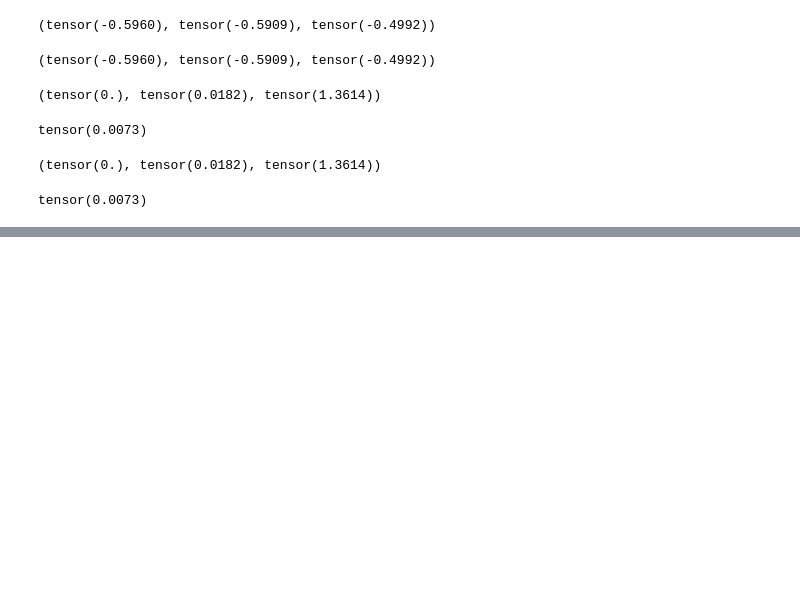
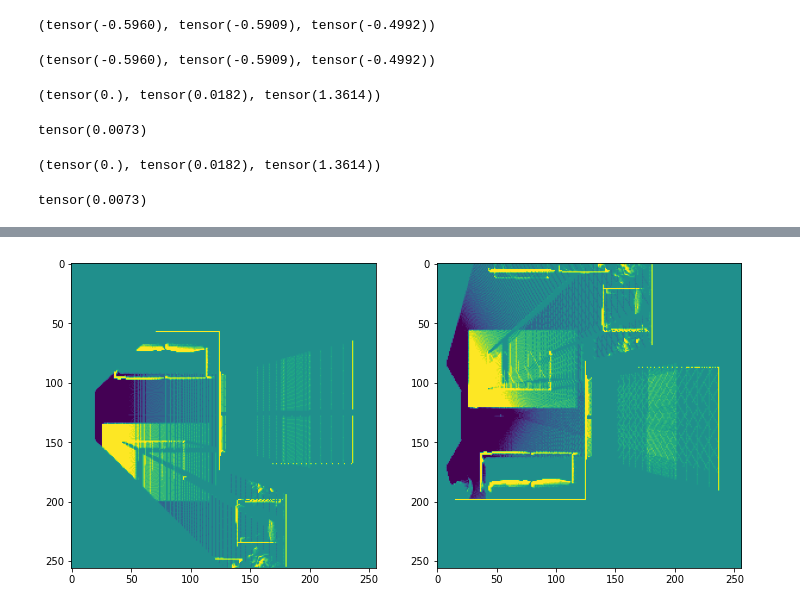
Before and after one commit to VishnuDuttSharma/occupancy_prediction, a Jupyter notebook: model_builder.ipynb, the cells around one changed output, grey strips where cells are left out. Saved outputs shown, nothing was run; the diff lists cells and outputs as text; code cells hidden in the pictures; blank space fills up the shorter version.

```diff
--- a/model_builder.ipynb
+++ b/model_builder.ipynb
@@ -628,0 +691,25 @@ tensor(0.0073)
+# %%
+# Defining transform
+transform = transforms.Compose([
+            transforms.ToTensor(),
+            transforms.RandomVerticalFlip(p=0.5),
+            transforms.ConvertImageDtype(torch.float)
+        ])
+# load the data
+test_set = OccMapDataset(filename='./description_ang0.csv', transform=transform, mode='test')
+# %%
+test_loader = torch.utils.data.DataLoader(test_set, batch_size=16, shuffle=False, num_workers=2)
+# %%
+## Plttig results
+for data in test_loader:
+    images = data['input image']
+    labels = data['target image']
+    break
+# %%
+fix, axs = plt.subplots(1,2, figsize=(12,6))
+i = 1
+
+axs[0].imshow(images.cpu().data.numpy()[0,0])
+axs[1].imshow(labels.cpu().data.numpy()[0,0])
+# %% [output]
+[figure, added]
```
Also changed, not shown: parts of 12 cells of this notebook, 2 other files.
